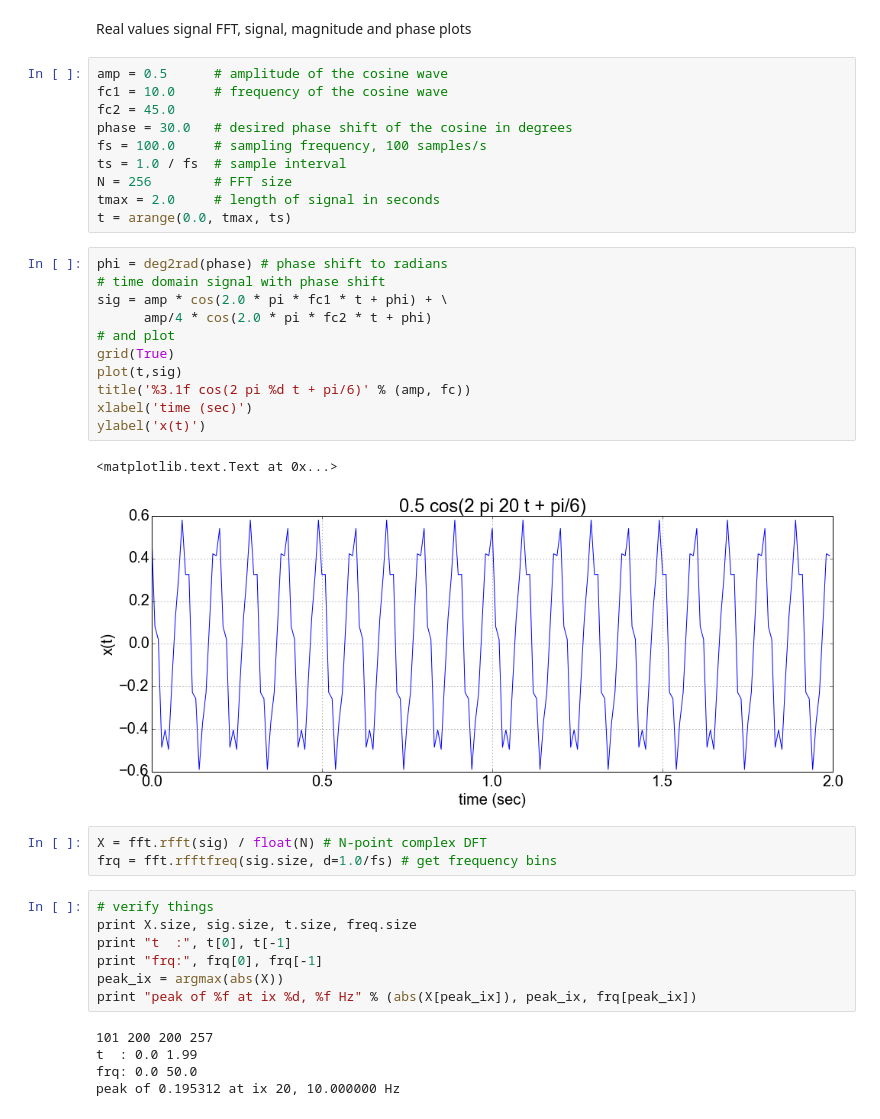
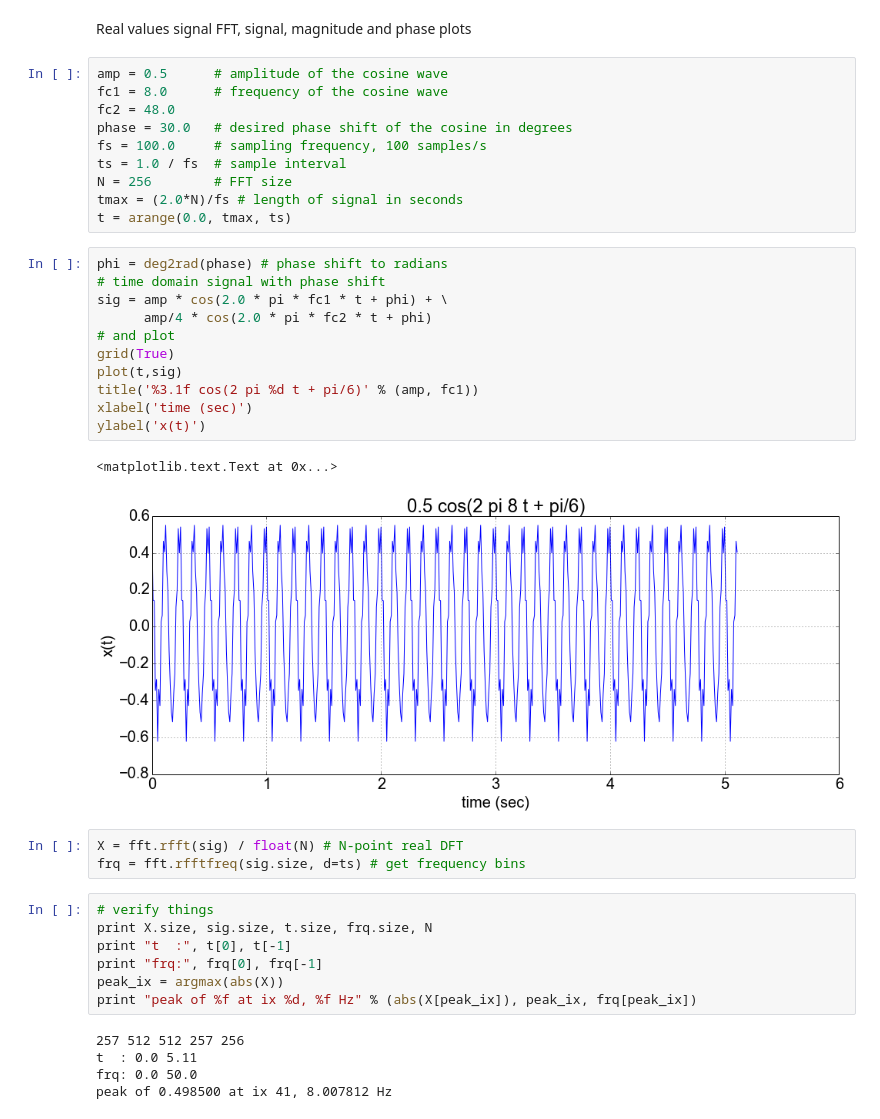
Before and after one commit to Buzztrax/design, a Jupyter notebook: dsp/FFT Values.ipynb, the cells around one changed output. Cells and saved outputs as stored; diff of their text form.

```diff
--- a/dsp/FFT Values.ipynb
+++ b/dsp/FFT Values.ipynb
@@ -10,43 +10,43 @@ Populating the interactive namespace from numpy and matplotlib
 Real values signal FFT, signal, magnitude and phase plots
 # %%
 amp = 0.5      # amplitude of the cosine wave
-fc1 = 10.0     # frequency of the cosine wave
-fc2 = 45.0
+fc1 = 8.0      # frequency of the cosine wave
+fc2 = 48.0
 phase = 30.0   # desired phase shift of the cosine in degrees
 fs = 100.0     # sampling frequency, 100 samples/s
 ts = 1.0 / fs  # sample interval
 N = 256        # FFT size
-tmax = 2.0     # length of signal in seconds
+tmax = (2.0*N)/fs # length of signal in seconds
 t = arange(0.0, tmax, ts)
 # %%
 phi = deg2rad(phase) # phase shift to radians
 # time domain signal with phase shift
 sig = amp * cos(2.0 * pi * fc1 * t + phi) + \
       amp/4 * cos(2.0 * pi * fc2 * t + phi)
 # and plot
 grid(True)
 plot(t,sig)
-title('%3.1f cos(2 pi %d t + pi/6)' % (amp, fc))
+title('%3.1f cos(2 pi %d t + pi/6)' % (amp, fc1))
 xlabel('time (sec)')
 ylabel('x(t)')
 # %% [output]
 <matplotlib.text.Text at 0x...>
-[figure, old version]
+[figure, new version]
 # %%
-X = fft.rfft(sig) / float(N) # N-point complex DFT
-frq = fft.rfftfreq(sig.size, d=1.0/fs) # get frequency bins
+X = fft.rfft(sig) / float(N) # N-point real DFT
+frq = fft.rfftfreq(sig.size, d=ts) # get frequency bins
 # %%
 # verify things
-print X.size, sig.size, t.size, freq.size
+print X.size, sig.size, t.size, frq.size, N
 print "t  :", t[0], t[-1]
 print "frq:", frq[0], frq[-1]
 peak_ix = argmax(abs(X))
 print "peak of %f at ix %d, %f Hz" % (abs(X[peak_ix]), peak_ix, frq[peak_ix])
 # %% [output]
-101 200 200 257
-t  : 0.0 1.99
+257 512 512 257 256
+t  : 0.0 5.11
 frq: 0.0 50.0
-peak of 0.195312 at ix 20, 10.000000 Hz
+peak of 0.498500 at ix 41, 8.007812 Hz
 # %%
 grid(True)
 stem(frq, abs(X)) # magnitudes vs frequencies
```
Also changed, not shown: parts of 3 cells of this notebook, 5 other files.
